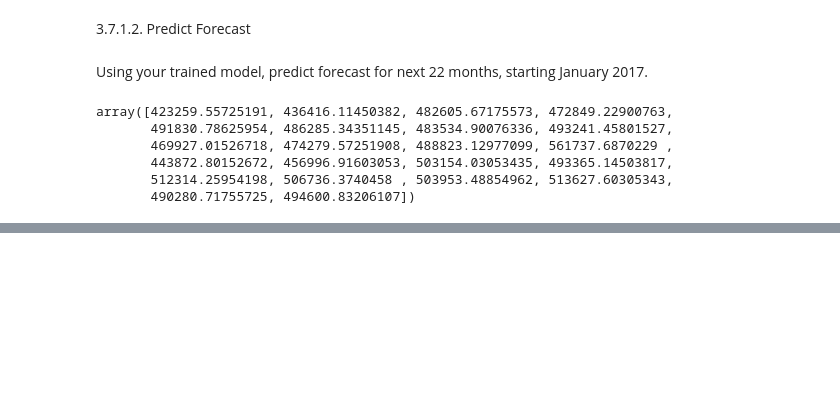
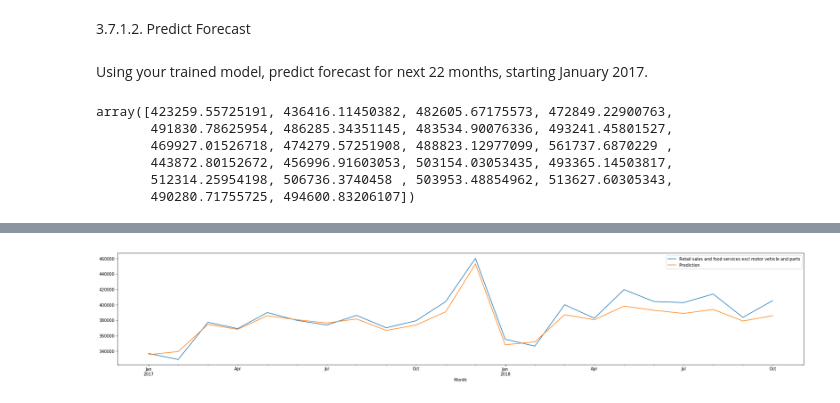
Before and after one commit to mediumworx/analytics, a Jupyter notebook: Forecasting/3_Create_Forecast_using_Python.ipynb, the cells around one changed output, grey strips where cells are left out. Drawn from its saved outputs; the diff is of its cells as text; code cells hidden in the pictures; blank space fills up the shorter version.

```diff
--- a/Forecasting/3_Create_Forecast_using_Python.ipynb
+++ b/Forecasting/3_Create_Forecast_using_Python.ipynb
@@ -509,0 +541,8 @@ Based on stepwise, it has selected Fit ARIMA: order=(0, 1, 0) seasonal_order=(0,
+# %%
+Retail_sales_and_food_services_excl_motor_vehicle_and_parts_fit = pm.auto_arima(Retail_sales_and_food_services_excl_motor_vehicle_and_parts_train, start_p=1, start_q=1,
+                           max_p=3, max_q=3, m=12,
+                           start_P=0, seasonal=True,
+                           d=1, D=1, trace=True,
+                           error_action='ignore',
+                           suppress_warnings=True,
+                           stepwise=True)
@@ -606,0 +844,2 @@ Retail_and_food_services_sales_total_forecast
+# %%
+Retail_sales_and_food_services_excl_motor_vehicle_and_parts_fit.fit(Retail_sales_and_food_services_excl_motor_vehicle_and_parts_train)
@@ -606,0 +854,2 @@ Retail_and_food_services_sales_total_forecast
+# %%
+Retail_sales_and_food_services_excl_motor_vehicle_and_parts_forecast = Retail_sales_and_food_services_excl_motor_vehicle_and_parts_fit.predict(n_periods=22)
@@ -606,0 +1060,4 @@ Retail_and_food_services_sales_total_forecast
+# %%
+Retail_sales_and_food_services_excl_motor_vehicle_and_parts_validate = pd.DataFrame(Retail_sales_and_food_services_excl_motor_vehicle_and_parts_forecast, index = Retail_sales_and_food_services_excl_motor_vehicle_and_parts_test.index, columns=['Prediction'])
+Retail_sales_and_food_services_excl_motor_vehicle_and_parts_validate = pd.concat([Retail_sales_and_food_services_excl_motor_vehicle_and_parts_test, Retail_sales_and_food_services_excl_motor_vehicle_and_parts_validate], axis=1)
+Retail_sales_and_food_services_excl_motor_vehicle_and_parts_validate
@@ -606,0 +1083,5 @@ Retail_and_food_services_sales_total_forecast
+# %%
+Retail_sales_and_food_services_excl_motor_vehicle_and_parts_validate.plot()
+plt.pyplot.show()
+# %% [output]
+[figure, added]
```
Also changed, not shown: parts of 162 cells of this notebook, 3 other files.
